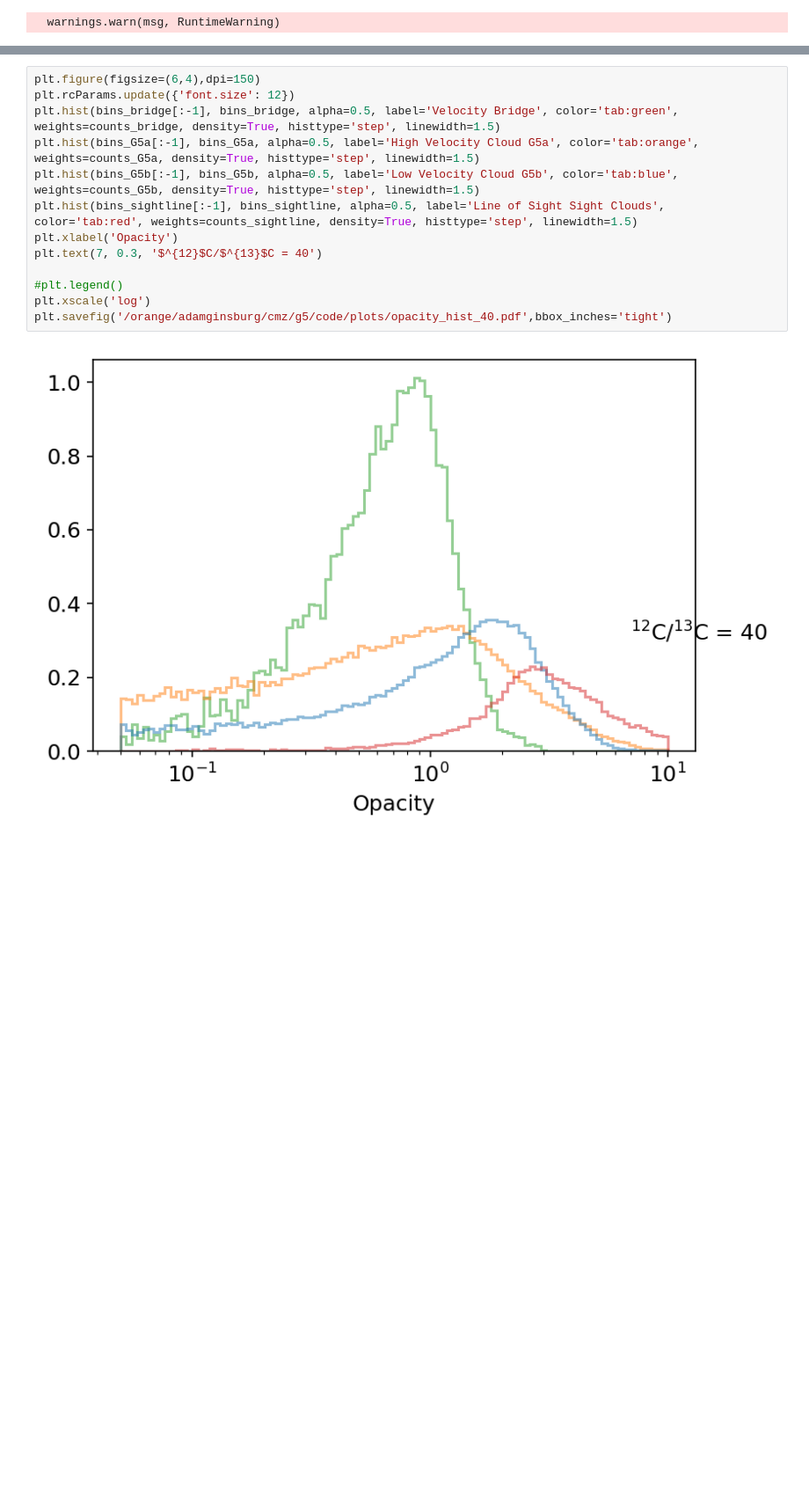
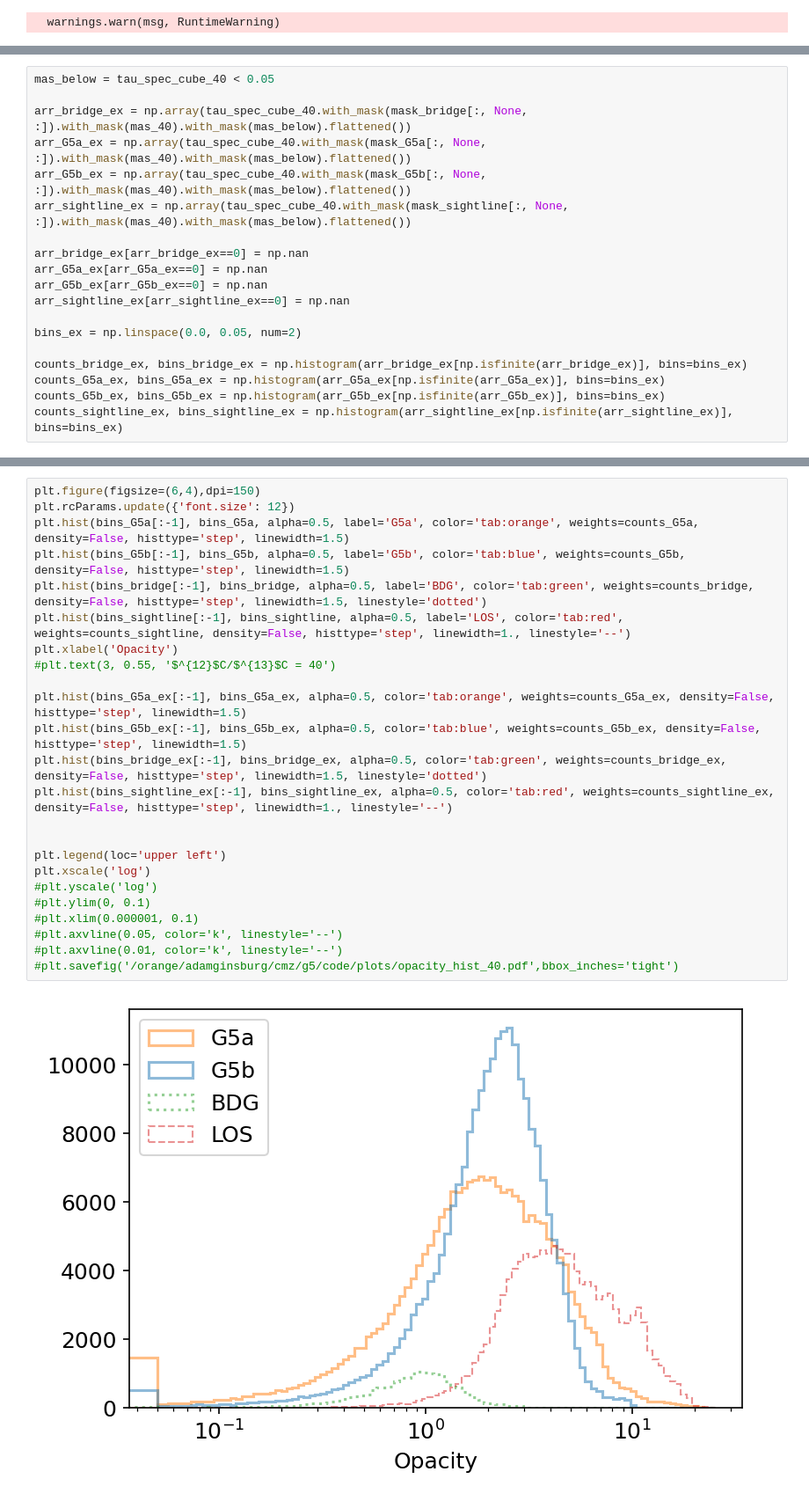
Before and after one commit to SpacialTree/clouds-g5-b1, a Jupyter notebook: downsampling.ipynb, the cells around one changed output, grey strips where cells are left out. Shown at 88% size. Cells and saved outputs as stored; diff of their text form; blank space fills up the shorter version.

```diff
--- a/downsampling.ipynb
+++ b/downsampling.ipynb
@@ -489,3 +507,22 @@ counts_bridge, bins_bridge = np.histogram(arr_bridge[np.isfinite(arr_bridge)], b
 counts_G5a, bins_G5a = np.histogram(arr_G5a[np.isfinite(arr_G5a)], bins=bins)
 counts_G5b, bins_G5b = np.histogram(arr_G5b[np.isfinite(arr_G5b)], bins=bins)
 counts_sightline, bins_sightline = np.histogram(arr_sightline[np.isfinite(arr_sightline)], bins=bins)
+# %%
+mas_below = tau_spec_cube_40 < 0.05
+
+arr_bridge_ex = np.array(tau_spec_cube_40.with_mask(mask_bridge[:, None, :]).with_mask(mas_40).with_mask(mas_below).flattened())
+arr_G5a_ex = np.array(tau_spec_cube_40.with_mask(mask_G5a[:, None, :]).with_mask(mas_40).with_mask(mas_below).flattened())
+arr_G5b_ex = np.array(tau_spec_cube_40.with_mask(mask_G5b[:, None, :]).with_mask(mas_40).with_mask(mas_below).flattened())
+arr_sightline_ex = np.array(tau_spec_cube_40.with_mask(mask_sightline[:, None, :]).with_mask(mas_40).with_mask(mas_below).flattened())
+
+arr_bridge_ex[arr_bridge_ex==0] = np.nan
+arr_G5a_ex[arr_G5a_ex==0] = np.nan
+arr_G5b_ex[arr_G5b_ex==0] = np.nan
+arr_sightline_ex[arr_sightline_ex==0] = np.nan
+
+bins_ex = np.linspace(0.0, 0.05, num=2)
+
+counts_bridge_ex, bins_bridge_ex = np.histogram(arr_bridge_ex[np.isfinite(arr_bridge_ex)], bins=bins_ex)
+counts_G5a_ex, bins_G5a_ex = np.histogram(arr_G5a_ex[np.isfinite(arr_G5a_ex)], bins=bins_ex)
+counts_G5b_ex, bins_G5b_ex = np.histogram(arr_G5b_ex[np.isfinite(arr_G5b_ex)], bins=bins_ex)
+counts_sightline_ex, bins_sightline_ex = np.histogram(arr_sightline_ex[np.isfinite(arr_sightline_ex)], bins=bins_ex)
@@ -492,15 +541,26 @@ counts_sightline, bins_sightline = np.histogram(arr_sightline[np.isfinite(arr_si
 # %%
 plt.figure(figsize=(6,4),dpi=150)
 plt.rcParams.update({'font.size': 12})
-plt.hist(bins_bridge[:-1], bins_bridge, alpha=0.5, label='Velocity Bridge', color='tab:green', weights=counts_bridge, density=True, histtype='step', linewidth=1.5)
-plt.hist(bins_G5a[:-1], bins_G5a, alpha=0.5, label='High Velocity Cloud G5a', color='tab:orange', weights=counts_G5a, density=True, histtype='step', linewidth=1.5)
-plt.hist(bins_G5b[:-1], bins_G5b, alpha=0.5, label='Low Velocity Cloud G5b', color='tab:blue', weights=counts_G5b, density=True, histtype='step', linewidth=1.5)
-plt.hist(bins_sightline[:-1], bins_sightline, alpha=0.5, label='Line of Sight Sight Clouds', color='tab:red', weights=counts_sightline, density=True, histtype='step', linewidth=1.5)
+plt.hist(bins_G5a[:-1], bins_G5a, alpha=0.5, label='G5a', color='tab:orange', weights=counts_G5a, density=False, histtype='step', linewidth=1.5)
+plt.hist(bins_G5b[:-1], bins_G5b, alpha=0.5, label='G5b', color='tab:blue', weights=counts_G5b, density=False, histtype='step', linewidth=1.5)
+plt.hist(bins_bridge[:-1], bins_bridge, alpha=0.5, label='BDG', color='tab:green', weights=counts_bridge, density=False, histtype='step', linewidth=1.5, linestyle='dotted')
+plt.hist(bins_sightline[:-1], bins_sightline, alpha=0.5, label='LOS', color='tab:red', weights=counts_sightline, density=False, histtype='step', linewidth=1., linestyle='--')
 plt.xlabel('Opacity')
-plt.text(7, 0.3, '$^{12}$C/$^{13}$C = 40')
+#plt.text(3, 0.55, '$^{12}$C/$^{13}$C = 40')
 
-#plt.legend()
+plt.hist(bins_G5a_ex[:-1], bins_G5a_ex, alpha=0.5, color='tab:orange', weights=counts_G5a_ex, density=False, histtype='step', linewidth=1.5)
+plt.hist(bins_G5b_ex[:-1], bins_G5b_ex, alpha=0.5, color='tab:blue', weights=counts_G5b_ex, density=False, histtype='step', linewidth=1.5)
+plt.hist(bins_bridge_ex[:-1], bins_bridge_ex, alpha=0.5, color='tab:green', weights=counts_bridge_ex, density=False, histtype='step', linewidth=1.5, linestyle='dotted')
+plt.hist(bins_sightline_ex[:-1], bins_sightline_ex, alpha=0.5, color='tab:red', weights=counts_sightline_ex, density=False, histtype='step', linewidth=1., linestyle='--')
+
+
+plt.legend(loc='upper left')
 plt.xscale('log')
-plt.savefig('/orange/adamginsburg/cmz/g5/code/plots/opacity_hist_40.pdf',bbox_inches='tight')
+#plt.yscale('log')
+#plt.ylim(0, 0.1)
+#plt.xlim(0.000001, 0.1)
+#plt.axvline(0.05, color='k', linestyle='--')
+#plt.axvline(0.01, color='k', linestyle='--')
+#plt.savefig('/orange/adamginsburg/cmz/g5/code/plots/opacity_hist_40.pdf',bbox_inches='tight')
 # %% [output]
-[figure, old version]
+[figure, new version]
```
Also changed, not shown: parts of 27 cells of this notebook, 4 other files.
